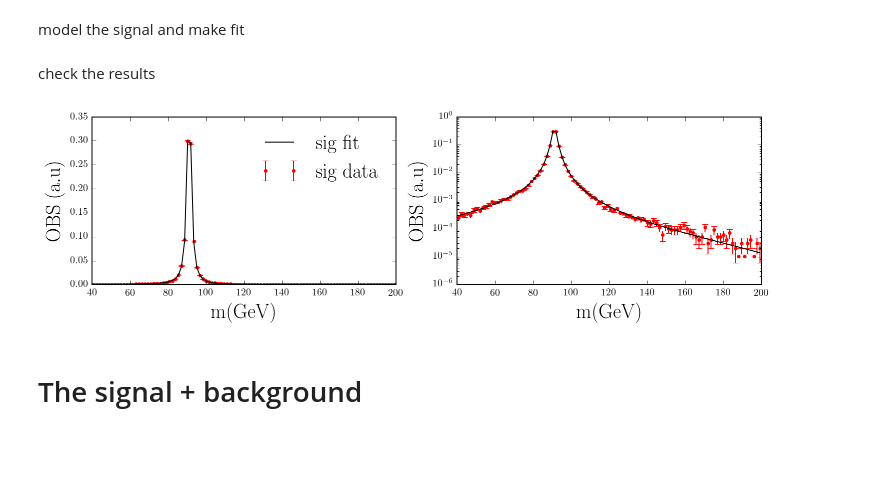
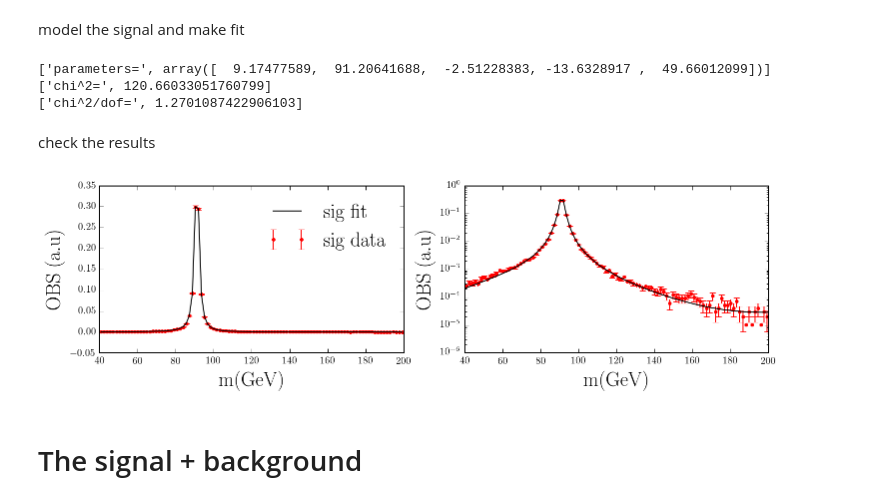
Before and after one commit to TJHague/HUGS2015, a Jupyter notebook: PARTI.ipynb, the cells around one changed output. Cells and saved outputs as stored; diff of their text form; code cells hidden in the pictures; blank space fills up the shorter version.

```diff
--- a/PARTI.ipynb
+++ b/PARTI.ipynb
@@ -102,7 +114,7 @@ N,E=np.histogram(sig.D['m'],bins=100,range=(40,200))
 M=0.5*(E[:-1]+E[1:])
 NTOT=np.sum(N)
 OBS=N/float(NTOT)
-ERR=np.sqrt(N)/float(NTOT)
+ERR=N/float(NTOT)*(np.sqrt(N)/N+np.sqrt(NTOT)/float(NTOT))
 
 ax=py.subplot(111)
 #plot_hist(ax,'r',E,OBS)
@@ -116,29 +128,40 @@ ax.semilogy();
 model the signal and make fit
 # %%
 rs=1300.0
-model_sig = lambda p,m: p[0]/((m**2-p[1]**2)**2+(p[2]*p[1])**2) *(1+p[3]*(m/rs) + p[4]*(m/rs)**2)
-res=lambda p: (OBS-model_sig(p,M))/ERR
-fit=leastsq(res,np.zeros(5)+1)
-popt=fit[0]
+model_sig1 = lambda p,m: p[0]*m**2 /((m**2-p[1]**2)**2+m**2 *p[2]**2) *(1+p[3]*(m/rs) + p[4]*(m/rs)**2)
+res=lambda p: (OBS-model_sig1(p,M))/ERR
+params_input = np.zeros(5)+1
+fit=leastsq(res,params_input)
+popt1=fit[0]
+res0=res(popt1)
+chi21sig = np.dot(res0,res0)
+chi2dof=chi21sig/(OBS.size-popt1.size)
+print ['parameters=', popt1 ]
+print ['chi^2=', chi21sig]
+print ['chi^2/dof=', chi2dof]
+# %% [output]
+['parameters=', array([  9.17477589,  91.20641688,  -2.51228383, -13.6328917 ,  49.66012099])]
+['chi^2=', 120.66033051760799]
+['chi^2/dof=', 1.2701087422906103]
 # %% [markdown]
 check the results
 # %%
 py.figure(figsize=(2*6,1*3))
 ax=py.subplot(121)
 ax.errorbar(M,OBS,yerr=ERR,fmt='r.',label=tex('sig~data'))
-ax.plot(M,model_sig(popt,M),'k-',label=tex('sig~fit'))
+ax.plot(M,model_sig1(popt1,M),'k-',label=tex('sig~fit'))
 ax.set_ylabel(tex(r'OBS~(a.u)'),size=20)
 ax.set_xlabel(tex(r'm (GeV)'),size=20)
 ax.legend(fontsize=20,frameon=0)
 
 ax=py.subplot(122)
 ax.errorbar(M,OBS,yerr=ERR,fmt='r.')
-ax.plot(M,model_sig(popt,M),'k-')
+ax.plot(M,model_sig1(popt1,M),'k-')
 ax.set_ylabel(tex(r'OBS~(a.u)'),size=20)
 ax.set_xlabel(tex(r'm (GeV)'),size=20)
 ax.semilogy();
 # %% [output]
-[figure, old version]
+[figure, new version]
 # %% [markdown]
 # The signal + background
 # %% [markdown]
```
Also changed, not shown: parts of 10 cells of this notebook, 5 other files.
